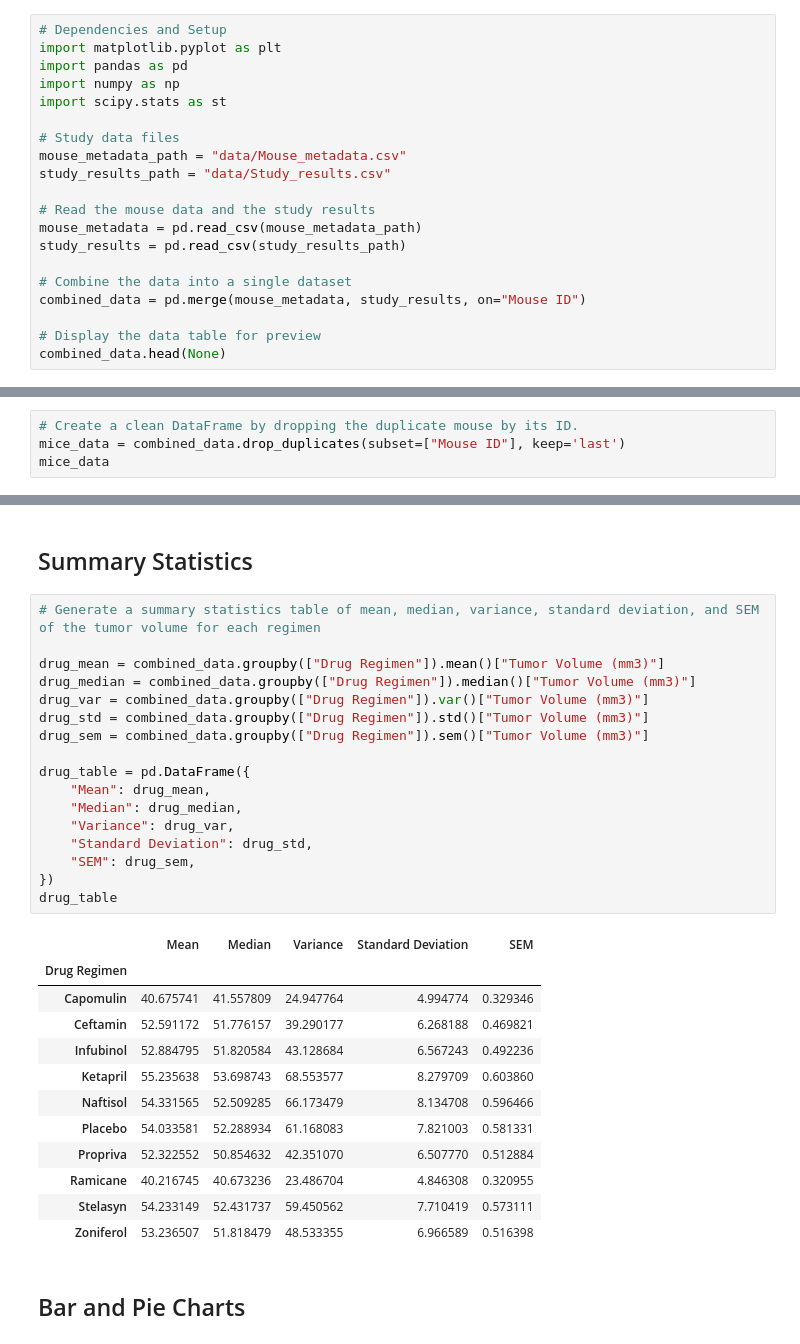
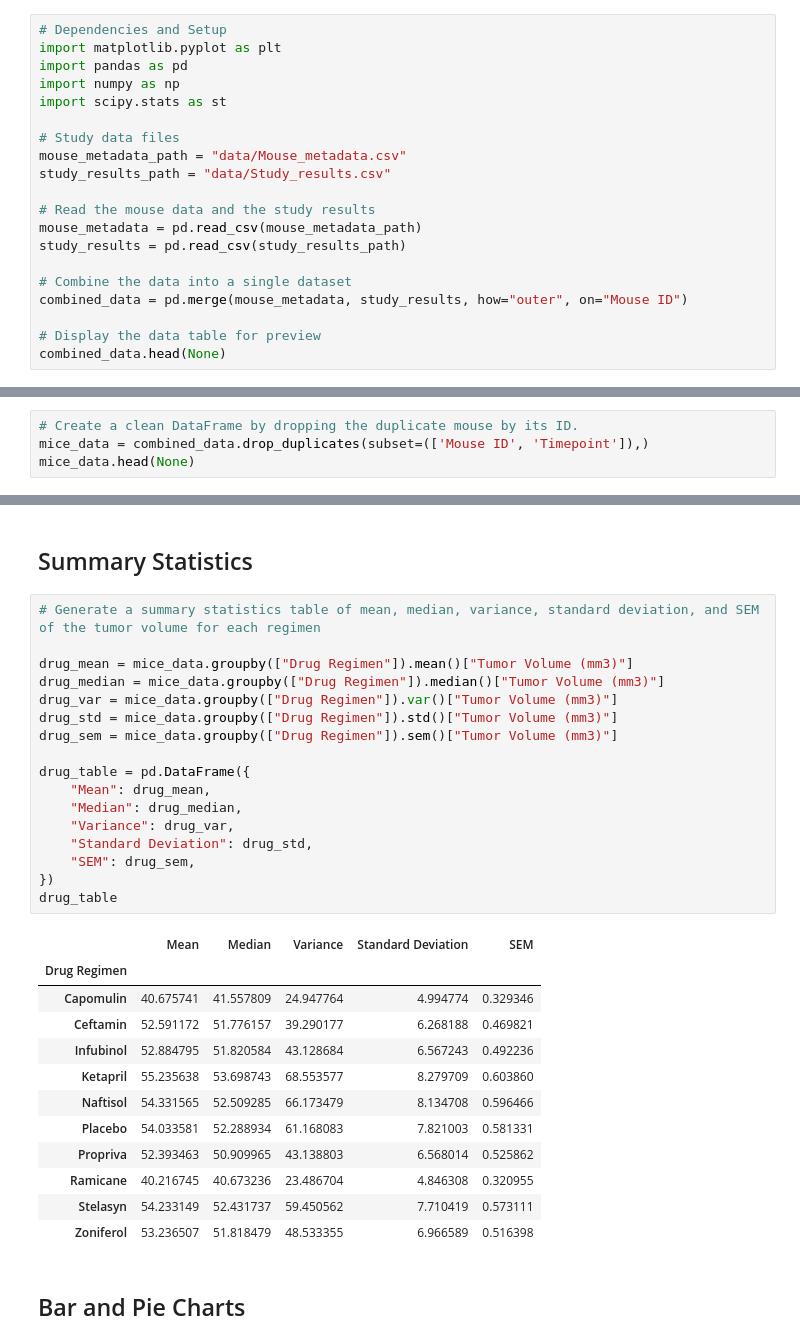
Before and after one commit to sustainedtang/matplotlib-challenge-, a Jupyter notebook: pymaceuticals_starter.ipynb, the cells around one changed output, grey strips where cells are left out. Cells and saved outputs as stored; diff of their text form.

```diff
--- a/pymaceuticals_starter.ipynb
+++ b/pymaceuticals_starter.ipynb
@@ -16,7 +16,7 @@ mouse_metadata = pd.read_csv(mouse_metadata_path)
 study_results = pd.read_csv(study_results_path)
 
 # Combine the data into a single dataset
-combined_data = pd.merge(mouse_metadata, study_results, on="Mouse ID")
+combined_data = pd.merge(mouse_metadata, study_results, how="outer", on="Mouse ID")
 
 # Display the data table for preview
 combined_data.head(None)
@@ -65,6 +72,6 @@ combined_mice.head(None)
 # %%
 # Create a clean DataFrame by dropping the duplicate mouse by its ID.
-mice_data = combined_data.drop_duplicates(subset=["Mouse ID"], keep='last')
-mice_data
+mice_data = combined_data.drop_duplicates(subset=(['Mouse ID', 'Timepoint']),)
+mice_data.head(None)
 # %% [output]
 |  | Mouse ID | Drug Regimen | Sex | Age_months | Weight (g) | Timepoint | Tumor Volume (mm3) | ... |
@@ -90,30 +105,30 @@ mice_data["Mouse ID"].count()
 # %%
 # Generate a summary statistics table of mean, median, variance, standard deviation, and SEM of the tumor volume for each regimen
 
-drug_mean = combined_data.groupby(["Drug Regimen"]).mean()["Tumor Volume (mm3)"]
-drug_median = combined_data.groupby(["Drug Regimen"]).median()["Tumor Volume (mm3)"]
-drug_var = combined_data.groupby(["Drug Regimen"]).var()["Tumor Volume (mm3)"]
-drug_std = combined_data.groupby(["Drug Regimen"]).std()["Tumor Volume (mm3)"]
-drug_sem = combined_data.groupby(["Drug Regimen"]).sem()["Tumor Volume (mm3)"]
+drug_mean = mice_data.groupby(["Drug Regimen"]).mean()["Tumor Volume (mm3)"]
+drug_median = mice_data.groupby(["Drug Regimen"]).median()["Tumor Volume (mm3)"]
+drug_var = mice_data.groupby(["Drug Regimen"]).var()["Tumor Volume (mm3)"]
+drug_std = mice_data.groupby(["Drug Regimen"]).std()["Tumor Volume (mm3)"]
+drug_sem = mice_data.groupby(["Drug Regimen"]).sem()["Tumor Volume (mm3)"]
 
 drug_table = pd.DataFrame({
     "Mean": drug_mean,
     "Median": drug_median,
     "Variance": drug_var,
     "Standard Deviation": drug_std,
     "SEM": drug_sem,
 })
 drug_table
 # %% [output]
 |  | Mean | Median | Variance | Standard Deviation | SEM |
 | Drug Regimen |  |  |  |  |  |
 | Capomulin | 40.675741 | 41.557809 | 24.947764 | 4.994774 | 0.329346 |
 | Ceftamin | 52.591172 | 51.776157 | 39.290177 | 6.268188 | 0.469821 |
 | Infubinol | 52.884795 | 51.820584 | 43.128684 | 6.567243 | 0.492236 |
 | Ketapril | 55.235638 | 53.698743 | 68.553577 | 8.279709 | 0.603860 |
 | Naftisol | 54.331565 | 52.509285 | 66.173479 | 8.134708 | 0.596466 |
 | Placebo | 54.033581 | 52.288934 | 61.168083 | 7.821003 | 0.581331 |
-| Propriva | 52.322552 | 50.854632 | 42.351070 | 6.507770 | 0.512884 |
+| Propriva | 52.393463 | 50.909965 | 43.138803 | 6.568014 | 0.525862 |
 | Ramicane | 40.216745 | 40.673236 | 23.486704 | 4.846308 | 0.320955 |
 | Stelasyn | 54.233149 | 52.431737 | 59.450562 | 7.710419 | 0.573111 |
 | Zoniferol | 53.236507 | 51.818479 | 48.533355 | 6.966589 | 0.516398 |
```
Also changed, not shown: parts of 12 cells of this notebook.
